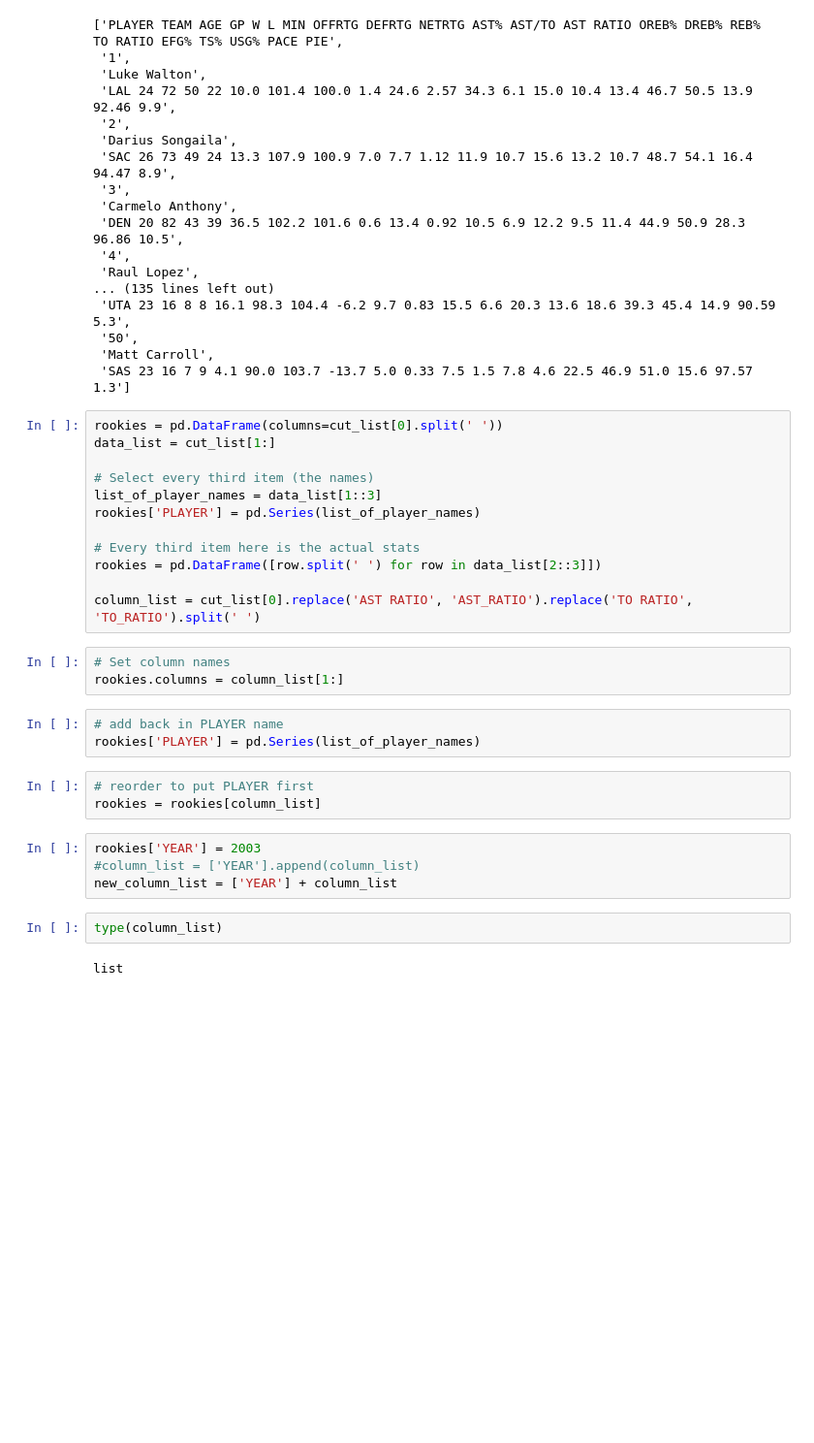
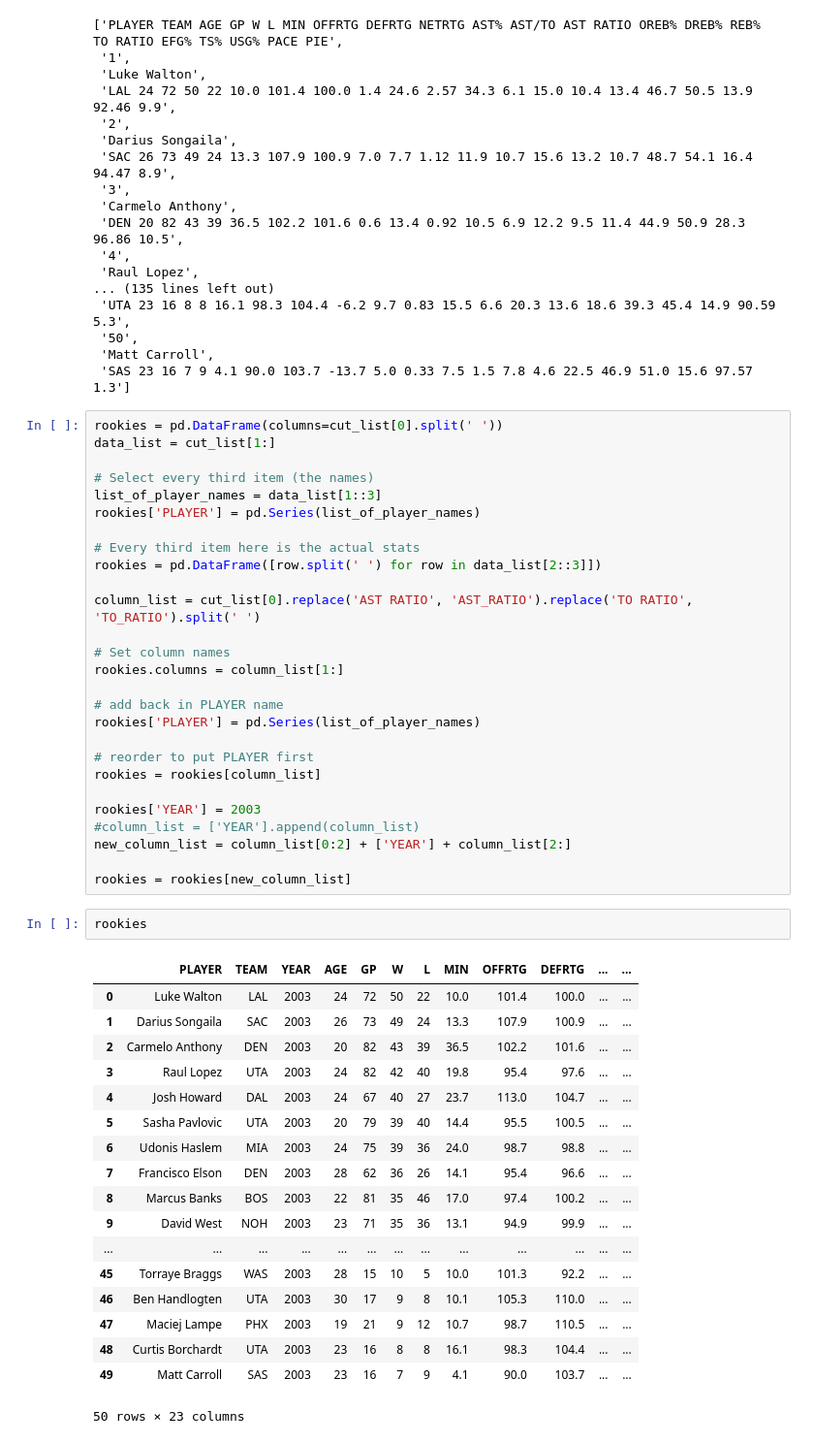
Before and after one commit to jatkins23/NBA_Rookie_Projections, a Jupyter notebook: NBA_com_scrape.ipynb, the cells around one changed output. Shown: that part at 97% size. Drawn from its saved outputs; the diff is of its cells as text; blank space fills up the shorter version.

```diff
--- a/NBA_com_scrape.ipynb
+++ b/NBA_com_scrape.ipynb
@@ -110,20 +110,39 @@ rookies['PLAYER'] = pd.Series(list_of_player_names)
 rookies = pd.DataFrame([row.split(' ') for row in data_list[2::3]])
 
 column_list = cut_list[0].replace('AST RATIO', 'AST_RATIO').replace('TO RATIO', 'TO_RATIO').split(' ')
+
+# Set column names
+rookies.columns = column_list[1:]
+
+# add back in PLAYER name
+rookies['PLAYER'] = pd.Series(list_of_player_names)
+
+# reorder to put PLAYER first
+rookies = rookies[column_list]
+
+rookies['YEAR'] = 2003
+#column_list = ['YEAR'].append(column_list)
+new_column_list = column_list[0:2] + ['YEAR'] + column_list[2:]
+
+rookies = rookies[new_column_list]
-# %%
-# Set column names
-rookies.columns = column_list[1:]
-# %%
-# add back in PLAYER name
-rookies['PLAYER'] = pd.Series(list_of_player_names)
-# %%
-# reorder to put PLAYER first
-rookies = rookies[column_list]
-# %%
-rookies['YEAR'] = 2003
-#column_list = ['YEAR'].append(column_list)
-new_column_list = ['YEAR'] + column_list
-# %%
-type(column_list)
-# %% [output]
-list
+# %%
+rookies
+# %% [output]
+|  | PLAYER | TEAM | YEAR | AGE | GP | W | L | MIN | OFFRTG | DEFRTG | ... | ... |
+| 0 | Luke Walton | LAL | 2003 | 24 | 72 | 50 | 22 | 10.0 | 101.4 | 100.0 | ... | ... |
+| 1 | Darius Songaila | SAC | 2003 | 26 | 73 | 49 | 24 | 13.3 | 107.9 | 100.9 | ... | ... |
+| 2 | Carmelo Anthony | DEN | 2003 | 20 | 82 | 43 | 39 | 36.5 | 102.2 | 101.6 | ... | ... |
+| 3 | Raul Lopez | UTA | 2003 | 24 | 82 | 42 | 40 | 19.8 | 95.4 | 97.6 | ... | ... |
+| 4 | Josh Howard | DAL | 2003 | 24 | 67 | 40 | 27 | 23.7 | 113.0 | 104.7 | ... | ... |
+| 5 | Sasha Pavlovic | UTA | 2003 | 20 | 79 | 39 | 40 | 14.4 | 95.5 | 100.5 | ... | ... |
+| 6 | Udonis Haslem | MIA | 2003 | 24 | 75 | 39 | 36 | 24.0 | 98.7 | 98.8 | ... | ... |
+| 7 | Francisco Elson | DEN | 2003 | 28 | 62 | 36 | 26 | 14.1 | 95.4 | 96.6 | ... | ... |
+| 8 | Marcus Banks | BOS | 2003 | 22 | 81 | 35 | 46 | 17.0 | 97.4 | 100.2 | ... | ... |
+| 9 | David West | NOH | 2003 | 23 | 71 | 35 | 36 | 13.1 | 94.9 | 99.9 | ... | ... |
+| ... | ... | ... | ... | ... | ... | ... | ... | ... | ... | ... | ... | ... |
+| 45 | Torraye Braggs | WAS | 2003 | 28 | 15 | 10 | 5 | 10.0 | 101.3 | 92.2 | ... | ... |
+| 46 | Ben Handlogten | UTA | 2003 | 30 | 17 | 9 | 8 | 10.1 | 105.3 | 110.0 | ... | ... |
+| 47 | Maciej Lampe | PHX | 2003 | 19 | 21 | 9 | 12 | 10.7 | 98.7 | 110.5 | ... | ... |
+| 48 | Curtis Borchardt | UTA | 2003 | 23 | 16 | 8 | 8 | 16.1 | 98.3 | 104.4 | ... | ... |
+| 49 | Matt Carroll | SAS | 2003 | 23 | 16 | 7 | 9 | 4.1 | 90.0 | 103.7 | ... | ... |
+50 rows × 23 columns
```
